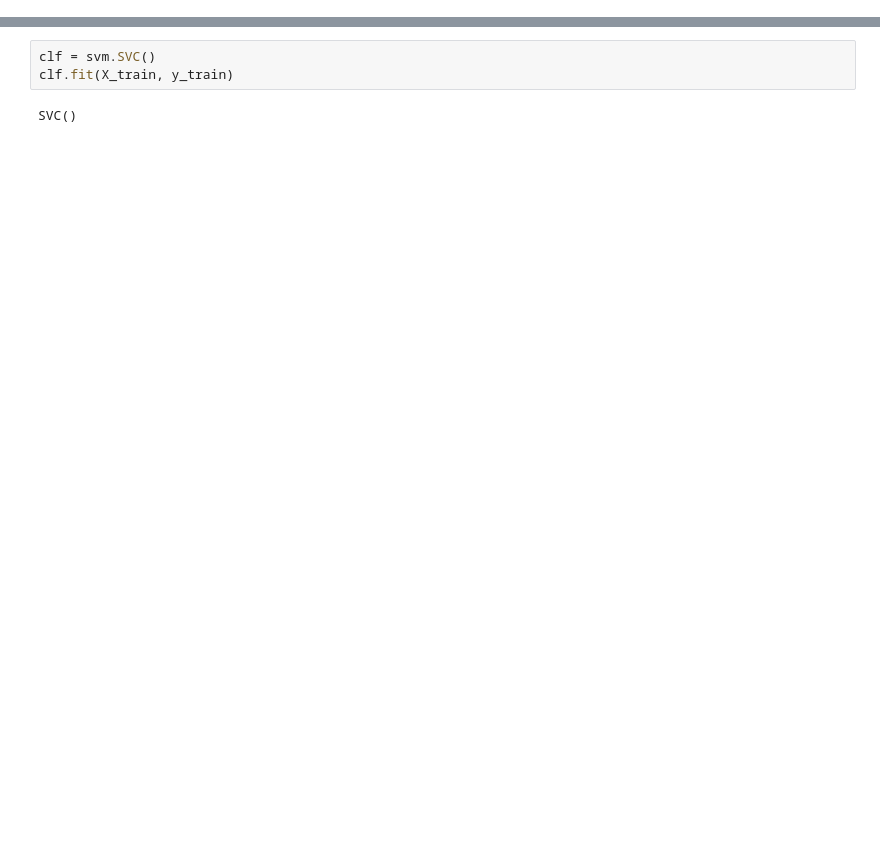
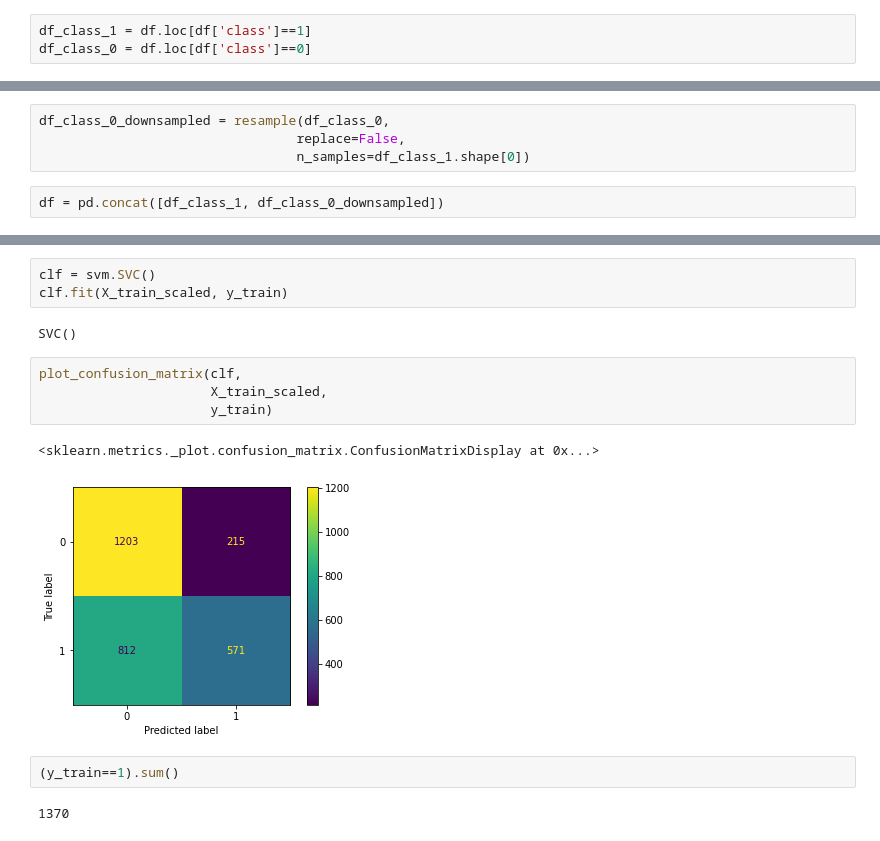
Before and after one commit to elisiojsj/Polish-Companies-Bankruptcy, a Jupyter notebook: Polish_Companies_Bankruptcy.ipynb, the cells around one changed output, grey strips where cells are left out. Cells and saved outputs as stored; diff of their text form; blank space fills up the shorter version.

```diff
--- a/Polish_Companies_Bankruptcy.ipynb
+++ b/Polish_Companies_Bankruptcy.ipynb
@@ -103,0 +123,3 @@ Name: class, dtype: int64
+# %%
+df_class_1 = df.loc[df['class']==1]
+df_class_0 = df.loc[df['class']==0]
@@ -108,3 +136,9 @@ from sklearn import preprocessing
+# %%
+df_class_0_downsampled = resample(df_class_0,
+                                 replace=False,
+                                 n_samples=df_class_1.shape[0])
+# %%
+df = pd.concat([df_class_1, df_class_0_downsampled])
 # %%
 X = df.drop('class', axis=1)
 y = df['class']
@@ -115,6 +149,17 @@ X_train_scaled = preprocessing.scale(X_train)
 X_test_scaled = preprocessing.scale(X_test)
 # %%
 clf = svm.SVC()
-clf.fit(X_train, y_train)
+clf.fit(X_train_scaled, y_train)
 # %% [output]
 SVC()
+# %%
+plot_confusion_matrix(clf,
+                      X_train_scaled,
+                      y_train)
+# %% [output]
+<sklearn.metrics._plot.confusion_matrix.ConfusionMatrixDisplay at 0x...>
+[figure, added]
+# %%
+(y_train==1).sum()
+# %% [output]
+1370
```
Also changed, not shown: parts of 15 cells of this notebook.
